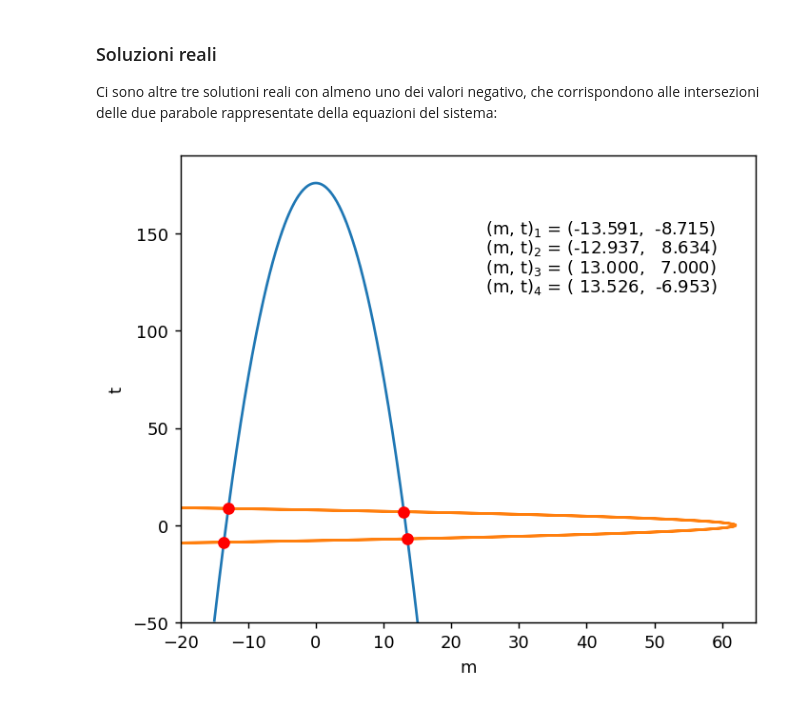
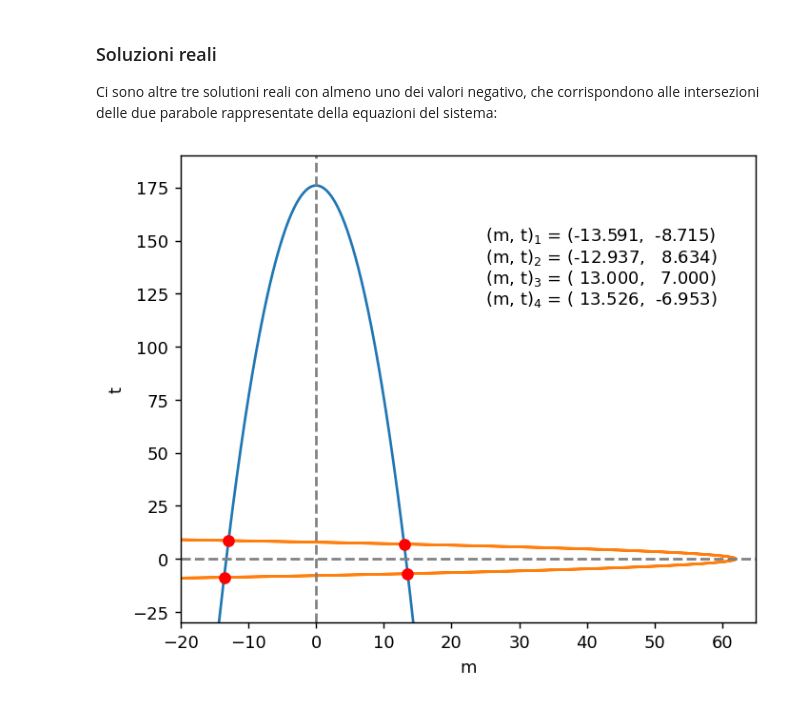
Before and after one commit to marcodelmastro/MathGames, a Jupyter notebook: calenPIario.ipynb, the cells around one changed output. Saved outputs shown, nothing was run; the diff lists cells and outputs as text; code cells hidden in the pictures.

```diff
--- a/calenPIario.ipynb
+++ b/calenPIario.ipynb
@@ -668,29 +668,33 @@ Ci sono altre tre solutioni reali con almeno uno dei valori negativo, che corris
 # %%
 import matplotlib.pyplot as plt
 import numpy as np
 
 m = np.arange(-15.,16.,0.001)
 
 plt.figure(figsize=(6,5),dpi=130)
 
 plt.plot(m,T(m),'-')
 plt.plot(M(T(m)),T(m),'-')
 plt.xlim(-20.,65.)
-plt.ylim(-50.,190.)
+plt.ylim(-30.,190.)
 
 plt.xlabel('m')
 plt.ylabel('t')
 
 # find intersection indices
 idx = np.argwhere(np.diff( np.sign( M(T(m)) - m ) )).flatten()
 plt.plot(m[idx], T(m)[idx], 'ro')
 
+plt.axvline(x=0,color="gray",linestyle="--")
+plt.axhline(y=0,color="gray",linestyle="--")
+
+
 j = 0
 for i in idx:
     s = "(m, t)$_{{{}}}$ = ({:7.3f}, {:7.3f})".format(j+1,round(m[i],3),round(T(m[i]),3))
     plt.text(25,150-j*10,s)
     j += 1
 
 plt.show()
 # %% [output]
-[figure, old version]
+[figure, new version]
```
Also changed, not shown: parts of 1 cell of this notebook.
